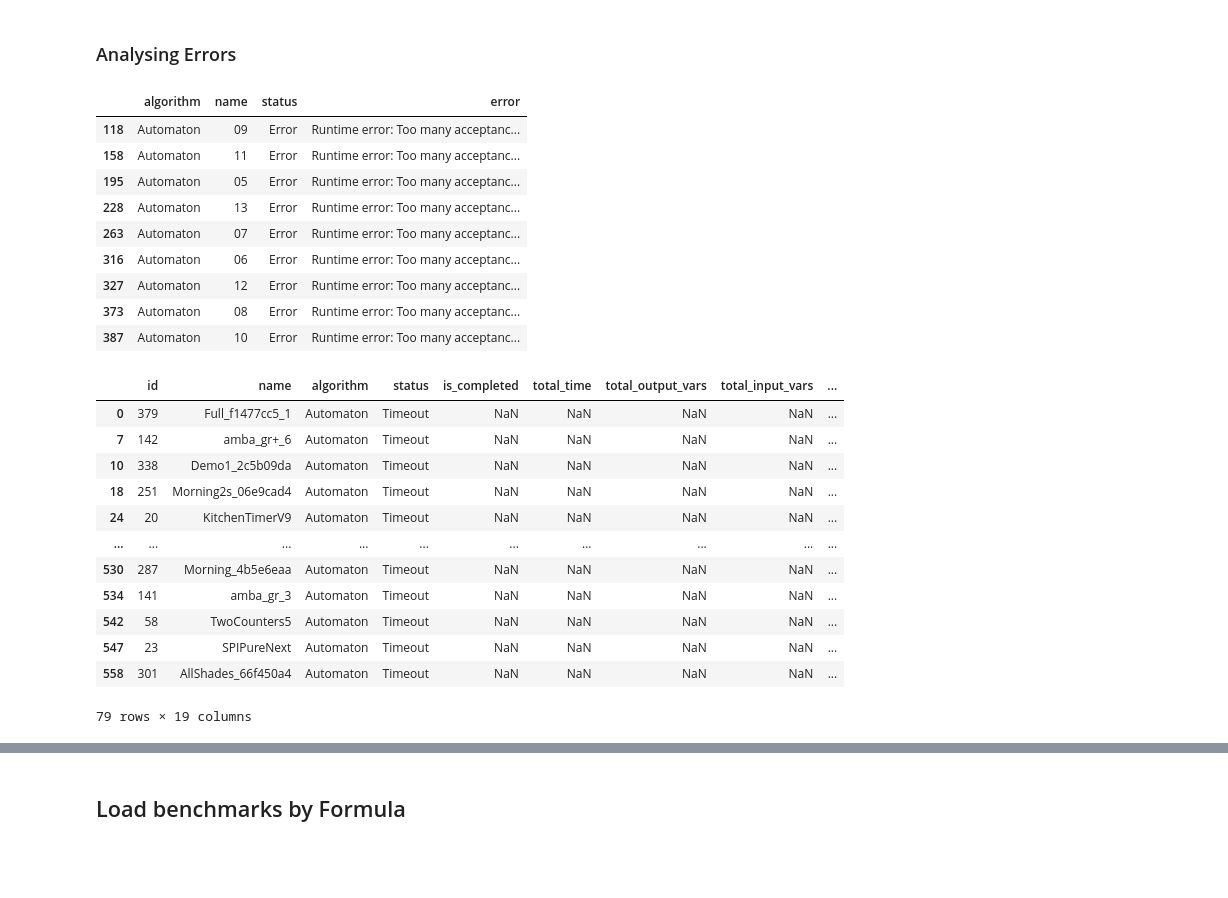
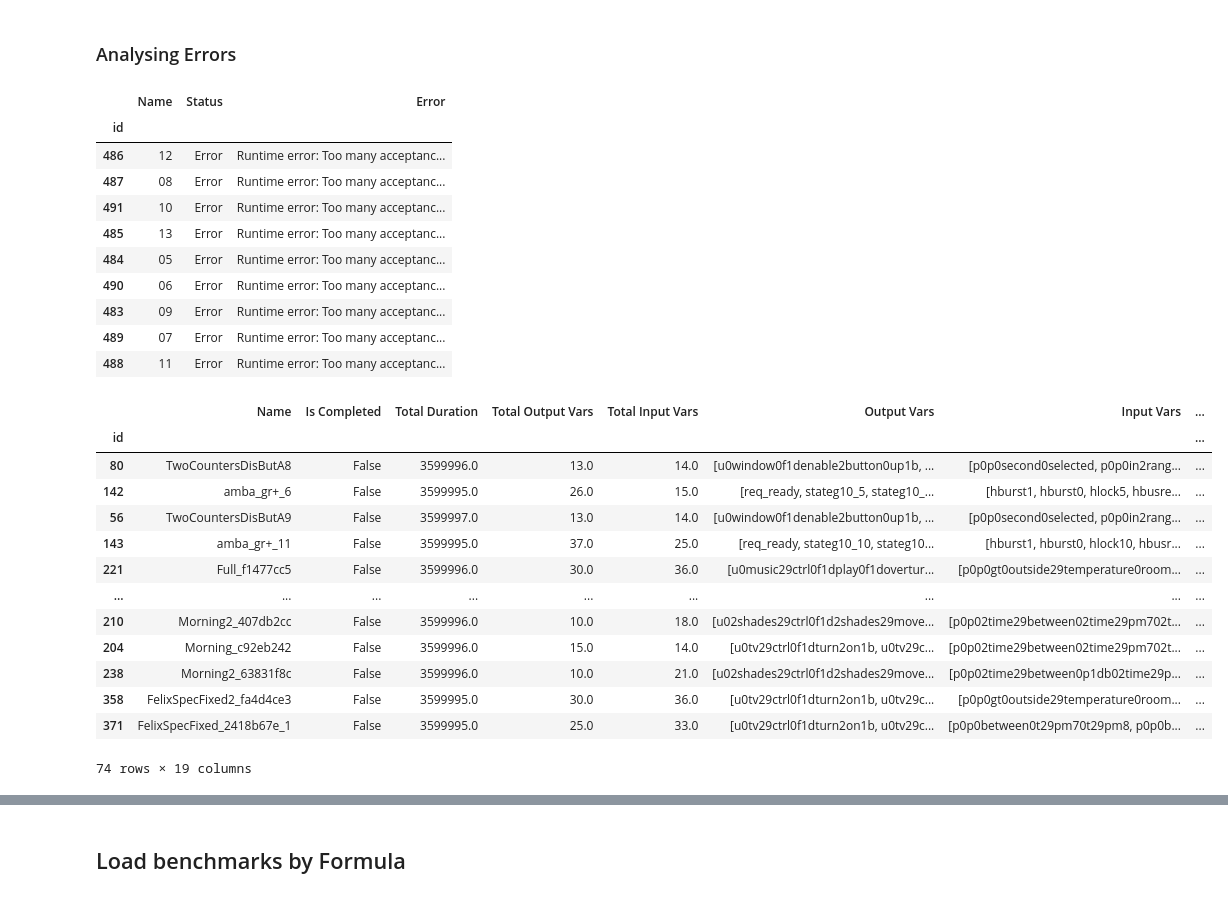
Before and after one commit to eliyaoo32/DepSynt, a Jupyter notebook: notebooks/find-dependencies.ipynb, the cells around one changed output, grey strips where cells are left out. Drawn from its saved outputs; the diff is of its cells as text; code cells hidden in the pictures; blank space fills up the shorter version.

```diff
--- a/notebooks/find-dependencies.ipynb
+++ b/notebooks/find-dependencies.ipynb
@@ -45,7 +60,7 @@ class Algorithm(Enum):
         return str(self.value)
 # %%
 def get_all_benchmarks(path):
-    hoa_files = glob(os.path.join(path, "*.json"))
+    hoa_files = glob(os.path.join(path, "*.hoa"))
     names = [
         Path(f).stem
         for f in hoa_files
@@ -144,5 +182,6 @@ def benchmark_loader(algorithm: Algorithm, path: str):
 # %%
 by_automaton_loader = benchmark_loader(Algorithm.AUTOMATON, DEPENDENCIES_BY_AUTOMATON)
 by_automaton_df = pd.DataFrame([by_automaton_loader(name) for name in get_all_benchmarks(DEPENDENCIES_BY_AUTOMATON)])
-by_automaton_df.head(5)
+by_automaton_df.set_index("id", inplace=True)
+by_automaton_df
 # %% [output]
@@ -155,33 +202,35 @@ by_automaton_df.head(5)
 # %% [markdown]
 ### Analysing Errors
 # %%
-by_automaton_df[by_automaton_df["status"] == Status.ERROR][["algorithm", "name", "status", "error"]]
+by_automaton_df[by_automaton_df["Status"] == Status.ERROR][["Name", "Status", "Error"]]
 # %% [output]
-|  | algorithm | name | status | error |
-| 118 | Automaton | 09 | Error | Runtime error: Too many acceptanc... |
-| 158 | Automaton | 11 | Error | Runtime error: Too many acceptanc... |
-| 195 | Automaton | 05 | Error | Runtime error: Too many acceptanc... |
-| 228 | Automaton | 13 | Error | Runtime error: Too many acceptanc... |
-| 263 | Automaton | 07 | Error | Runtime error: Too many acceptanc... |
-| 316 | Automaton | 06 | Error | Runtime error: Too many acceptanc... |
-| 327 | Automaton | 12 | Error | Runtime error: Too many acceptanc... |
-| 373 | Automaton | 08 | Error | Runtime error: Too many acceptanc... |
-| 387 | Automaton | 10 | Error | Runtime error: Too many acceptanc... |
+|  | Name | Status | Error |
+| id |  |  |  |
+| 486 | 12 | Error | Runtime error: Too many acceptanc... |
+| 487 | 08 | Error | Runtime error: Too many acceptanc... |
+| 491 | 10 | Error | Runtime error: Too many acceptanc... |
+| 485 | 13 | Error | Runtime error: Too many acceptanc... |
+| 484 | 05 | Error | Runtime error: Too many acceptanc... |
+| 490 | 06 | Error | Runtime error: Too many acceptanc... |
+| 483 | 09 | Error | Runtime error: Too many acceptanc... |
+| 489 | 07 | Error | Runtime error: Too many acceptanc... |
+| 488 | 11 | Error | Runtime error: Too many acceptanc... |
 # %%
-by_automaton_df[by_automaton_df["status"] == Status.TIMEOUT]
+by_automaton_df[(by_automaton_df["Status"] == Status.TIMEOUT)]
 # %% [output]
-|  | id | name | algorithm | status | is_completed | total_time | total_output_vars | total_input_vars | ... |
-| 0 | 379 | Full_f1477cc5_1 | Automaton | Timeout | NaN | NaN | NaN | NaN | ... |
-| 7 | 142 | amba_gr+_6 | Automaton | Timeout | NaN | NaN | NaN | NaN | ... |
-| 10 | 338 | Demo1_2c5b09da | Automaton | Timeout | NaN | NaN | NaN | NaN | ... |
-| 18 | 251 | Morning2s_06e9cad4 | Automaton | Timeout | NaN | NaN | NaN | NaN | ... |
-| 24 | 20 | KitchenTimerV9 | Automaton | Timeout | NaN | NaN | NaN | NaN | ... |
-| ... | ... | ... | ... | ... | ... | ... | ... | ... | ... |
-| 530 | 287 | Morning_4b5e6eaa | Automaton | Timeout | NaN | NaN | NaN | NaN | ... |
-| 534 | 141 | amba_gr_3 | Automaton | Timeout | NaN | NaN | NaN | NaN | ... |
-| 542 | 58 | TwoCounters5 | Automaton | Timeout | NaN | NaN | NaN | NaN | ... |
-| 547 | 23 | SPIPureNext | Automaton | Timeout | NaN | NaN | NaN | NaN | ... |
-| 558 | 301 | AllShades_66f450a4 | Automaton | Timeout | NaN | NaN | NaN | NaN | ... |
+|  | Name | Is Completed | Total Duration | Total Output Vars | Total Input Vars | Output Vars | Input Vars | ... |
+| id |  |  |  |  |  |  |  | ... |
+| 80 | TwoCountersDisButA8 | False | 3599996.0 | 13.0 | 14.0 | [u0window0f1denable2button0up1b, ... | [p0p0second0selected, p0p0in2rang... | ... |
+| 142 | amba_gr+_6 | False | 3599995.0 | 26.0 | 15.0 | [req_ready, stateg10_5, stateg10_... | [hburst1, hburst0, hlock5, hbusre... | ... |
+| 56 | TwoCountersDisButA9 | False | 3599997.0 | 13.0 | 14.0 | [u0window0f1denable2button0up1b, ... | [p0p0second0selected, p0p0in2rang... | ... |
+| 143 | amba_gr+_11 | False | 3599995.0 | 37.0 | 25.0 | [req_ready, stateg10_10, stateg10... | [hburst1, hburst0, hlock10, hbusr... | ... |
+| 221 | Full_f1477cc5 | False | 3599996.0 | 30.0 | 36.0 | [u0music29ctrl0f1dplay0f1dovertur... | [p0p0gt0outside29temperature0room... | ... |
+| ... | ... | ... | ... | ... | ... | ... | ... | ... |
+| 210 | Morning2_407db2cc | False | 3599996.0 | 10.0 | 18.0 | [u02shades29ctrl0f1d2shades29move... | [p0p02time29between02time29pm702t... | ... |
+| 204 | Morning_c92eb242 | False | 3599996.0 | 15.0 | 14.0 | [u0tv29ctrl0f1dturn2on1b, u0tv29c... | [p0p02time29between02time29pm702t... | ... |
+| 238 | Morning2_63831f8c | False | 3599996.0 | 10.0 | 21.0 | [u02shades29ctrl0f1d2shades29move... | [p0p02time29between0p1db02time29p... | ... |
+| 358 | FelixSpecFixed2_fa4d4ce3 | False | 3599995.0 | 30.0 | 36.0 | [u0tv29ctrl0f1dturn2on1b, u0tv29c... | [p0p0gt0outside29temperature0room... | ... |
+| 371 | FelixSpecFixed_2418b67e_1 | False | 3599995.0 | 25.0 | 33.0 | [u0tv29ctrl0f1dturn2on1b, u0tv29c... | [p0p0between0t29pm70t29pm8, p0p0b... | ... |
-79 rows × 19 columns
+74 rows × 19 columns
 # %%
 tmp_df = by_automaton_df.copy()
```
Also changed, not shown: parts of 15 cells of this notebook.
